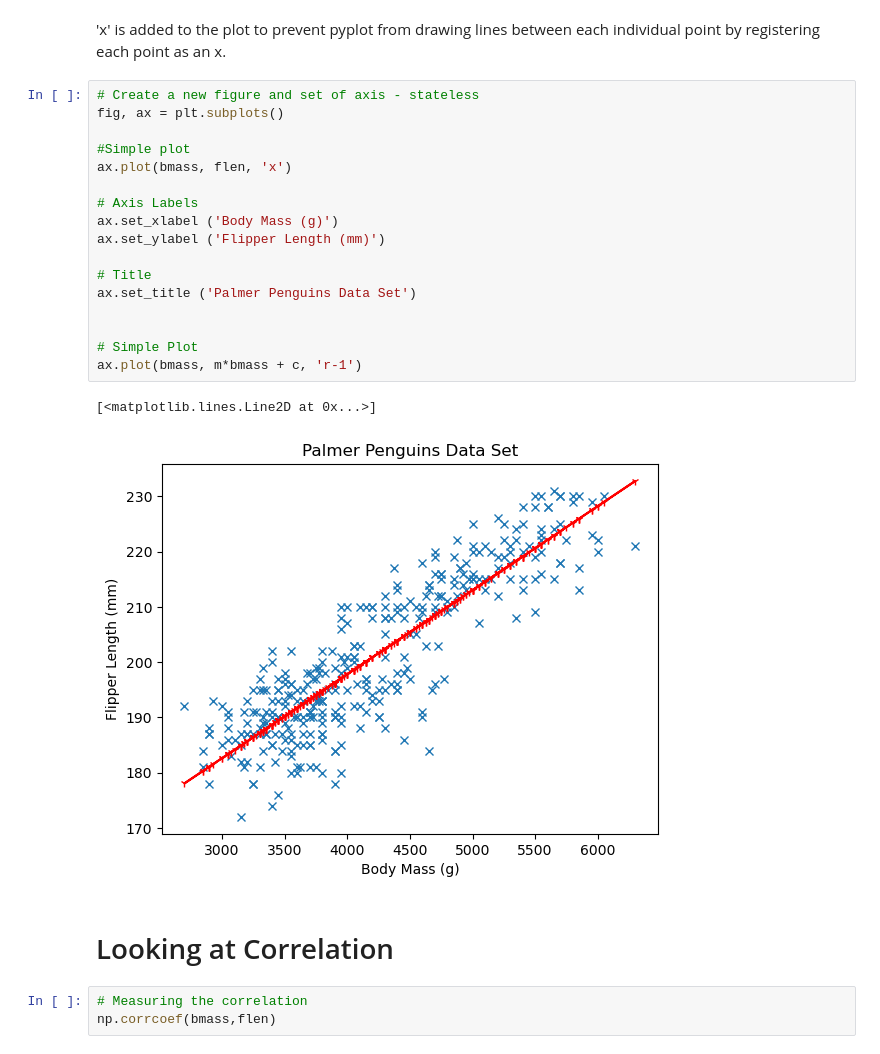
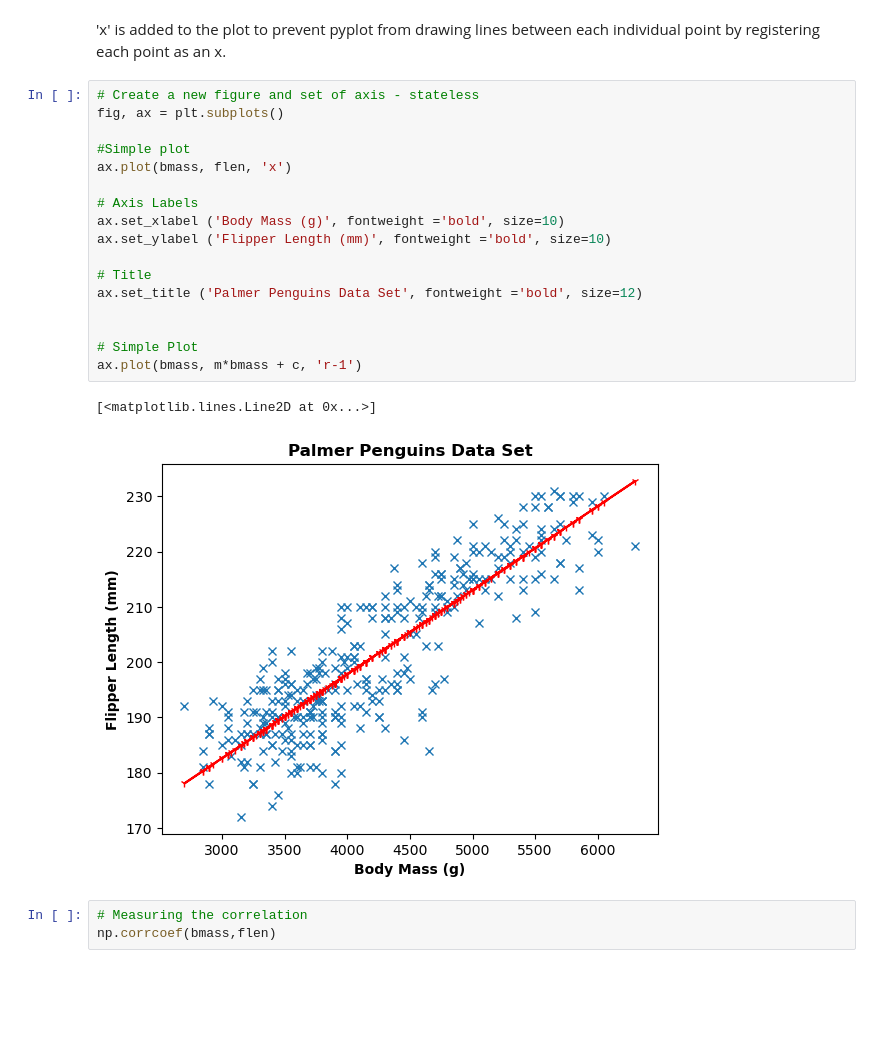
Before and after one commit to NeilTynan/8634, a Jupyter notebook: penguins.ipynb, the cells around one changed output. Saved outputs shown, nothing was run; the diff lists cells and outputs as text; blank space fills up the shorter version.

```diff
--- a/penguins.ipynb
+++ b/penguins.ipynb
@@ -235,25 +235,23 @@ m, c
 # %%
 # Create a new figure and set of axis - stateless
 fig, ax = plt.subplots()
 
 #Simple plot
 ax.plot(bmass, flen, 'x')
 
 # Axis Labels
-ax.set_xlabel ('Body Mass (g)')
-ax.set_ylabel ('Flipper Length (mm)')
+ax.set_xlabel ('Body Mass (g)', fontweight ='bold', size=10)
+ax.set_ylabel ('Flipper Length (mm)', fontweight ='bold', size=10)
 
 # Title
-ax.set_title ('Palmer Penguins Data Set')
+ax.set_title ('Palmer Penguins Data Set', fontweight ='bold', size=12)
 
 
 # Simple Plot
 ax.plot(bmass, m*bmass + c, 'r-1')
 # %% [output]
 [<matplotlib.lines.Line2D at 0x...>]
-[figure, old version]
+[figure, new version]
-# %% [markdown]
-# Looking at Correlation
 # %%
 # Measuring the correlation
 np.corrcoef(bmass,flen)
```
Also changed, not shown: parts of 8 cells of this notebook, 2 other files.
